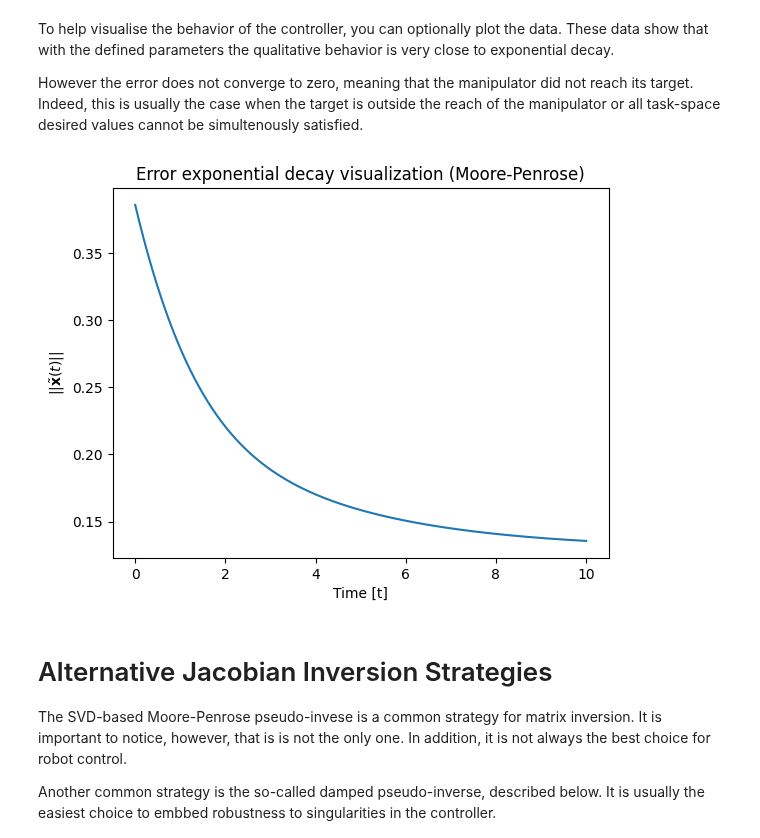
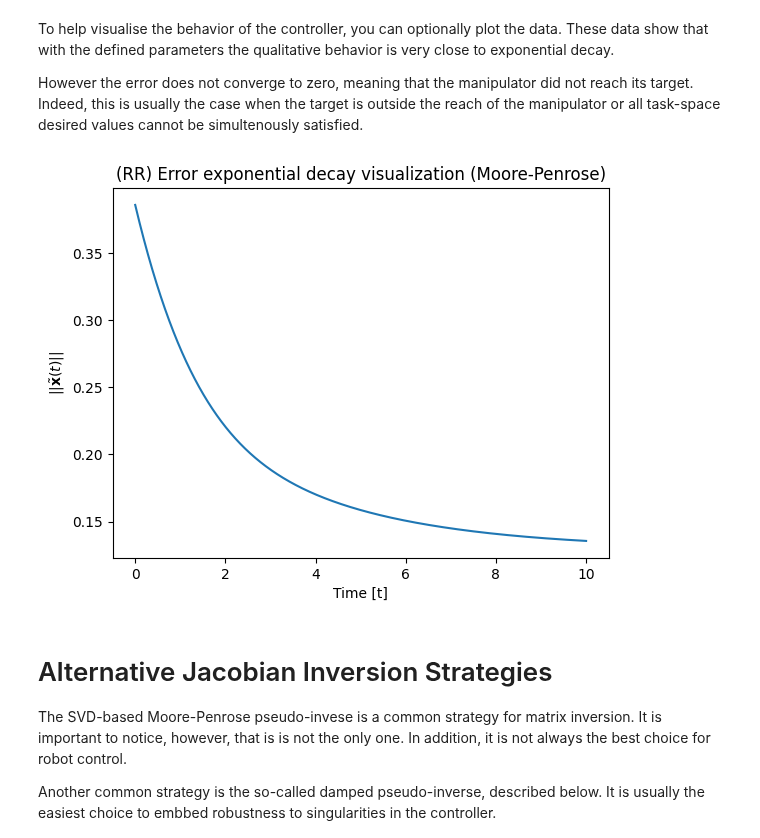
Before and after one commit to MarinhoLab/OpenExecutableBooksRobotics, a Jupyter notebook: lesson5_tutorial.ipynb, the cells around one changed output. Cells and saved outputs as stored; diff of their text form; code cells hidden in the pictures.

```diff
--- a/lesson5_tutorial.ipynb
+++ b/lesson5_tutorial.ipynb
@@ -230,12 +230,12 @@ To help visualise the behavior of the controller, you can optionally plot the da
 However the error does not converge to zero, meaning that the manipulator did not reach its target. Indeed, this is usually the case when the target is outside the reach of the manipulator or all task-space desired values cannot be simultenously satisfied.
 # %%
 plt.plot(t_list,x_tilde_norm_list)
-plt.title('Error exponential decay visualization (Moore-Penrose)')
+plt.title('(RR) Error exponential decay visualization (Moore-Penrose)')
 plt.xlabel("Time [t]")
 plt.ylabel("$||\\tilde{ \\bf{x} } (t) ||$")
 plt.show()
 # %% [output]
-[figure, old version]
+[figure, new version]
 # %% [markdown]
 # Alternative Jacobian Inversion Strategies
 
```
Also changed, not shown: parts of 9 cells of this notebook, 1 other file.
